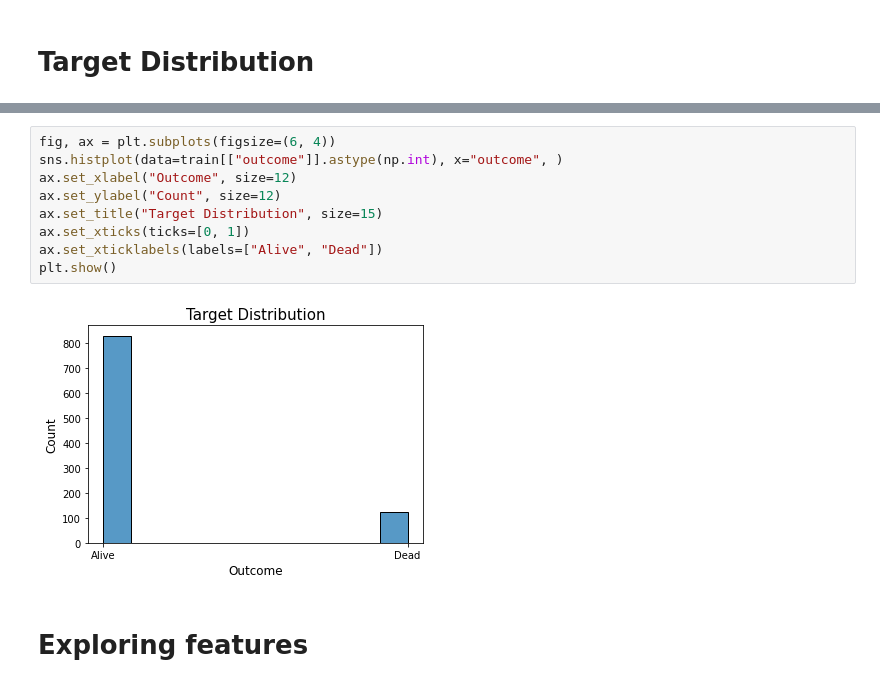
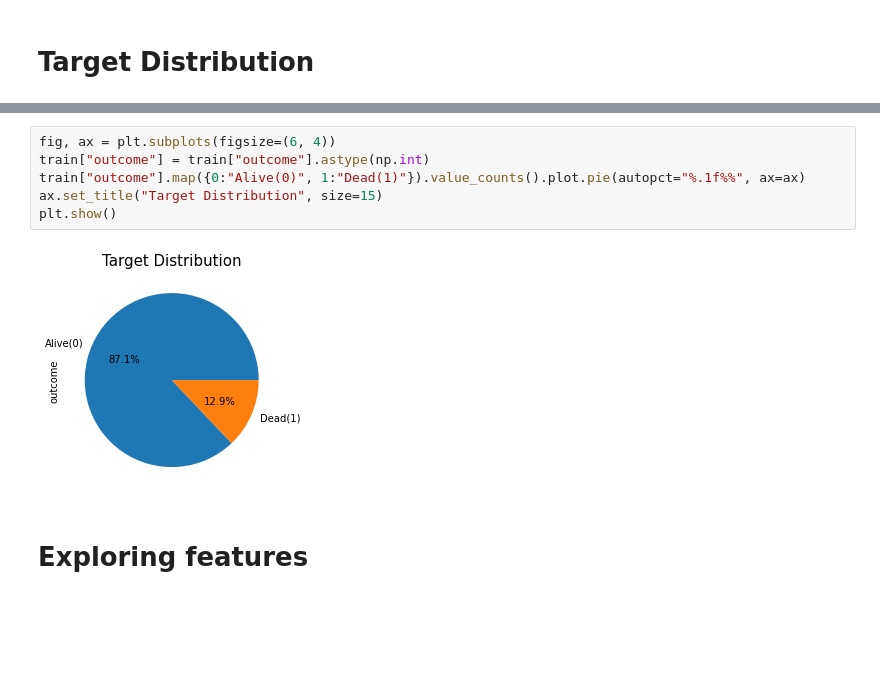
Before and after one commit to yashveersinghsohi/Hospital_Mortality_Prediction, a Jupyter notebook: Hospital_00_Preliminary_EDA.ipynb, the cells around one changed output, grey strips where cells are left out. Cells and saved outputs as stored; diff of their text form; blank space fills up the shorter version.

```diff
--- a/Hospital_00_Preliminary_EDA.ipynb
+++ b/Hospital_00_Preliminary_EDA.ipynb
@@ -181,14 +217,11 @@ pd.DataFrame({
 # %%
 fig, ax = plt.subplots(figsize=(6, 4))
-sns.histplot(data=train[["outcome"]].astype(np.int), x="outcome", )
-ax.set_xlabel("Outcome", size=12)
-ax.set_ylabel("Count", size=12)
+train["outcome"] = train["outcome"].astype(np.int)
+train["outcome"].map({0:"Alive(0)", 1:"Dead(1)"}).value_counts().plot.pie(autopct="%.1f%%", ax=ax)
 ax.set_title("Target Distribution", size=15)
-ax.set_xticks(ticks=[0, 1])
-ax.set_xticklabels(labels=["Alive", "Dead"])
 plt.show()
 # %% [output]
-[figure, old version]
+[figure, new version]
 # %% [markdown]
 # Exploring features
 # %% [markdown]
```
Also changed, not shown: parts of 79 cells of this notebook.
